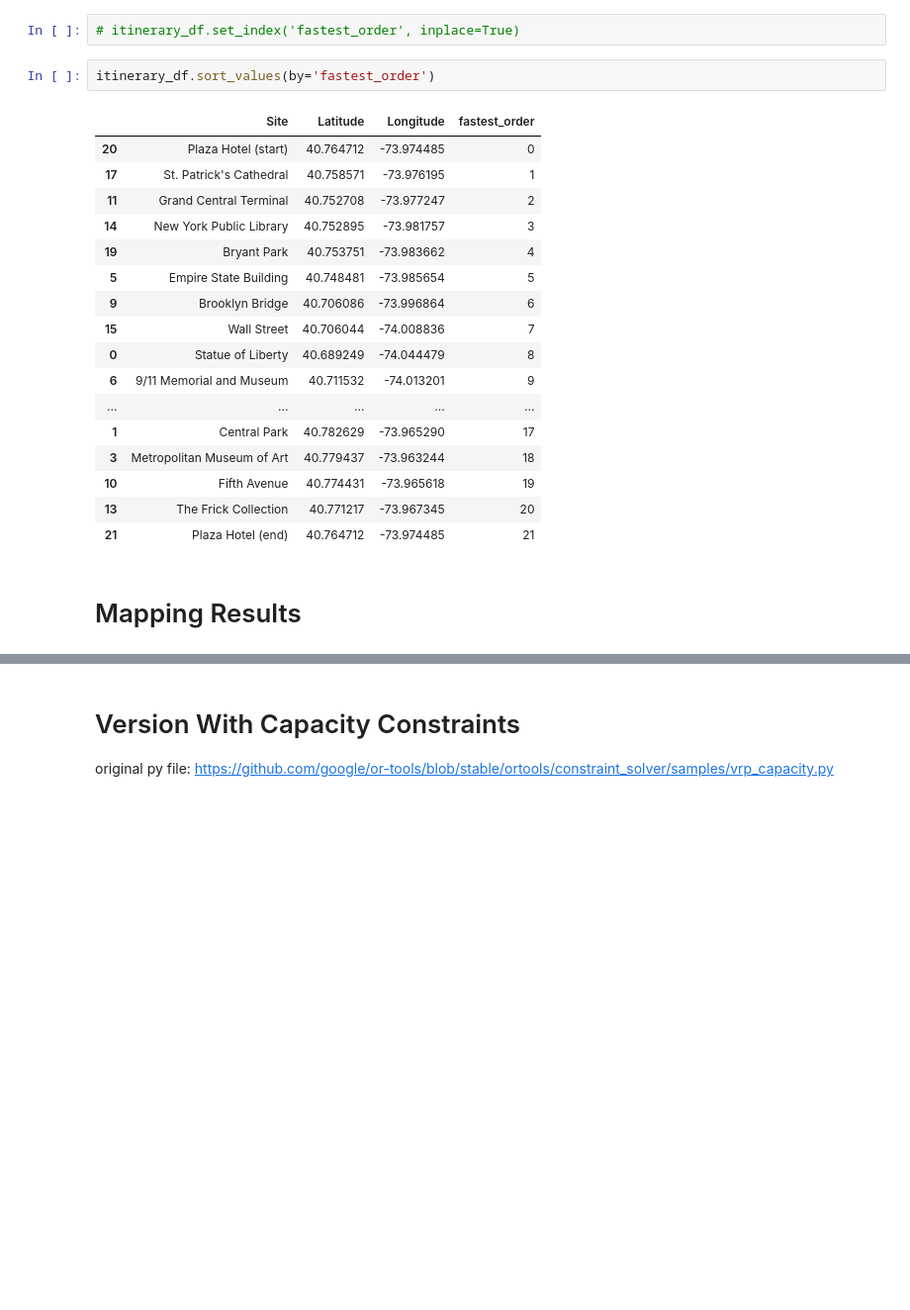
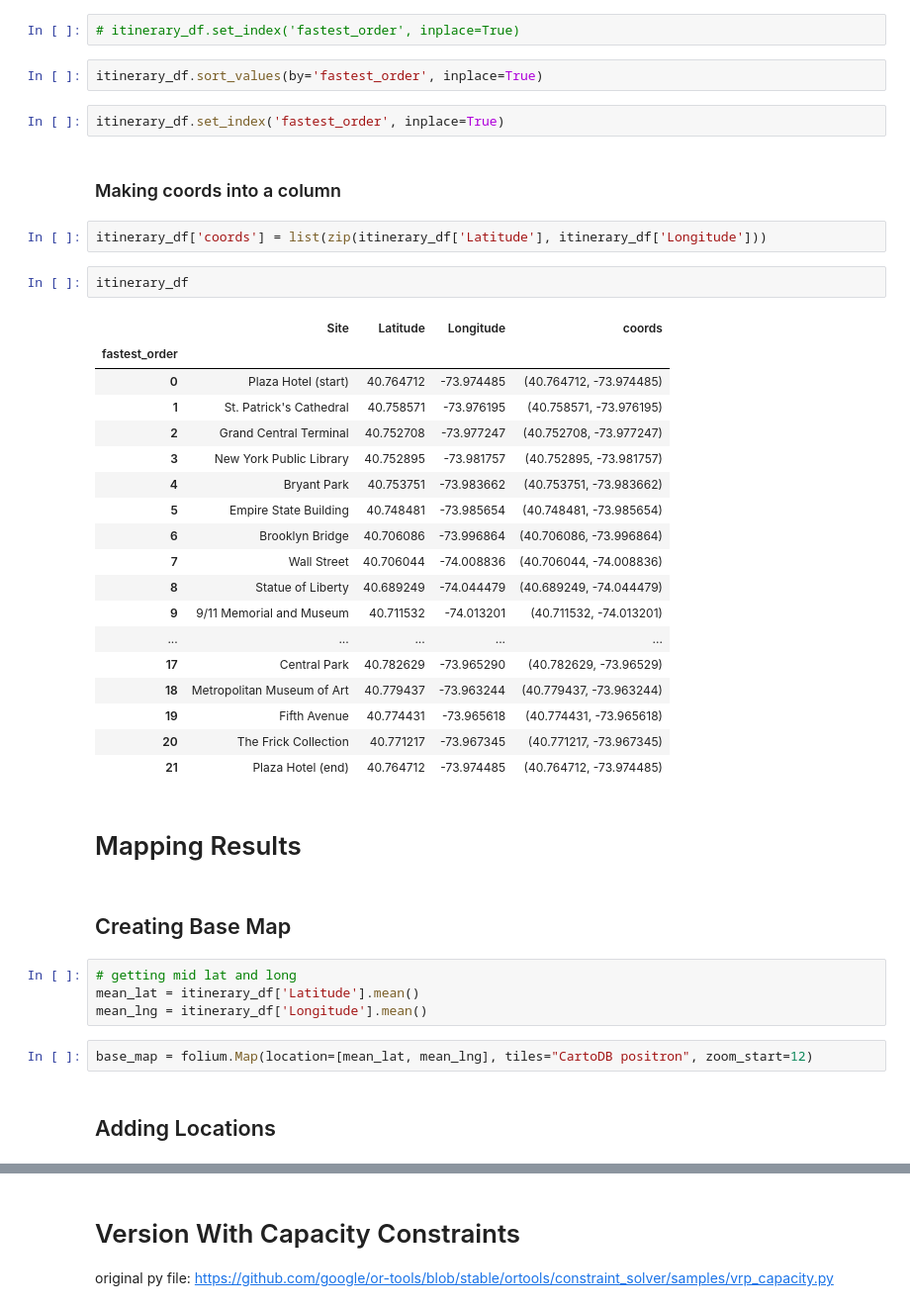
Before and after one commit to gregfeliu/Day_Trip_Planner, a Jupyter notebook: Day_Trip_Planner.ipynb, the cells around one changed output, grey strips where cells are left out. Shown at 99% size. Cells and saved outputs as stored; diff of their text form; blank space fills up the shorter version.

```diff
--- a/Day_Trip_Planner.ipynb
+++ b/Day_Trip_Planner.ipynb
@@ -361,24 +362,43 @@ itinerary_df = itinerary_df.append(hotel_dict2, ignore_index=True)
 # %%
 # itinerary_df.set_index('fastest_order', inplace=True)
 # %%
-itinerary_df.sort_values(by='fastest_order')
+itinerary_df.sort_values(by='fastest_order', inplace=True)
-# %% [output]
-|  | Site | Latitude | Longitude | fastest_order |
-| 20 | Plaza Hotel (start) | 40.764712 | -73.974485 | 0 |
-| 17 | St. Patrick's Cathedral | 40.758571 | -73.976195 | 1 |
-| 11 | Grand Central Terminal | 40.752708 | -73.977247 | 2 |
-| 14 | New York Public Library | 40.752895 | -73.981757 | 3 |
-| 19 | Bryant Park | 40.753751 | -73.983662 | 4 |
-| 5 | Empire State Building | 40.748481 | -73.985654 | 5 |
-| 9 | Brooklyn Bridge | 40.706086 | -73.996864 | 6 |
-| 15 | Wall Street | 40.706044 | -74.008836 | 7 |
-| 0 | Statue of Liberty | 40.689249 | -74.044479 | 8 |
-| 6 | 9/11 Memorial and Museum | 40.711532 | -74.013201 | 9 |
-| ... | ... | ... | ... | ... |
-| 1 | Central Park | 40.782629 | -73.965290 | 17 |
-| 3 | Metropolitan Museum of Art | 40.779437 | -73.963244 | 18 |
-| 10 | Fifth Avenue | 40.774431 | -73.965618 | 19 |
-| 13 | The Frick Collection | 40.771217 | -73.967345 | 20 |
-| 21 | Plaza Hotel (end) | 40.764712 | -73.974485 | 21 |
+# %%
+itinerary_df.set_index('fastest_order', inplace=True)
+# %% [markdown]
+### Making coords into a column
+# %%
+itinerary_df['coords'] = list(zip(itinerary_df['Latitude'], itinerary_df['Longitude']))
+# %%
+itinerary_df
+# %% [output]
+|  | Site | Latitude | Longitude | coords |
+| fastest_order |  |  |  |  |
+| 0 | Plaza Hotel (start) | 40.764712 | -73.974485 | (40.764712, -73.974485) |
+| 1 | St. Patrick's Cathedral | 40.758571 | -73.976195 | (40.758571, -73.976195) |
+| 2 | Grand Central Terminal | 40.752708 | -73.977247 | (40.752708, -73.977247) |
+| 3 | New York Public Library | 40.752895 | -73.981757 | (40.752895, -73.981757) |
+| 4 | Bryant Park | 40.753751 | -73.983662 | (40.753751, -73.983662) |
+| 5 | Empire State Building | 40.748481 | -73.985654 | (40.748481, -73.985654) |
+| 6 | Brooklyn Bridge | 40.706086 | -73.996864 | (40.706086, -73.996864) |
+| 7 | Wall Street | 40.706044 | -74.008836 | (40.706044, -74.008836) |
+| 8 | Statue of Liberty | 40.689249 | -74.044479 | (40.689249, -74.044479) |
+| 9 | 9/11 Memorial and Museum | 40.711532 | -74.013201 | (40.711532, -74.013201) |
+| ... | ... | ... | ... | ... |
+| 17 | Central Park | 40.782629 | -73.965290 | (40.782629, -73.96529) |
+| 18 | Metropolitan Museum of Art | 40.779437 | -73.963244 | (40.779437, -73.963244) |
+| 19 | Fifth Avenue | 40.774431 | -73.965618 | (40.774431, -73.965618) |
+| 20 | The Frick Collection | 40.771217 | -73.967345 | (40.771217, -73.967345) |
+| 21 | Plaza Hotel (end) | 40.764712 | -73.974485 | (40.764712, -73.974485) |
 # %% [markdown]
 # Mapping Results
+# %% [markdown]
+## Creating Base Map
+# %%
+# getting mid lat and long
+mean_lat = itinerary_df['Latitude'].mean()
+mean_lng = itinerary_df['Longitude'].mean()
+# %%
+base_map = folium.Map(location=[mean_lat, mean_lng], tiles="CartoDB positron", zoom_start=12)
+# %% [markdown]
+## Adding Locations
```
Also changed, not shown: parts of 6 cells of this notebook.
